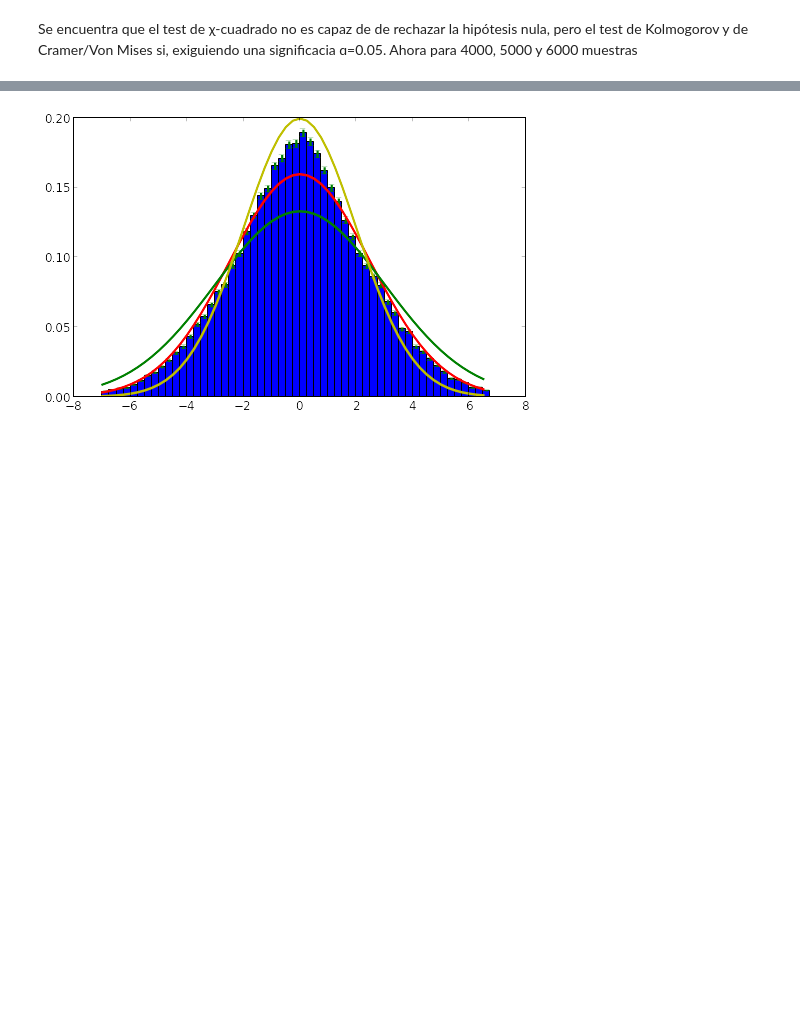
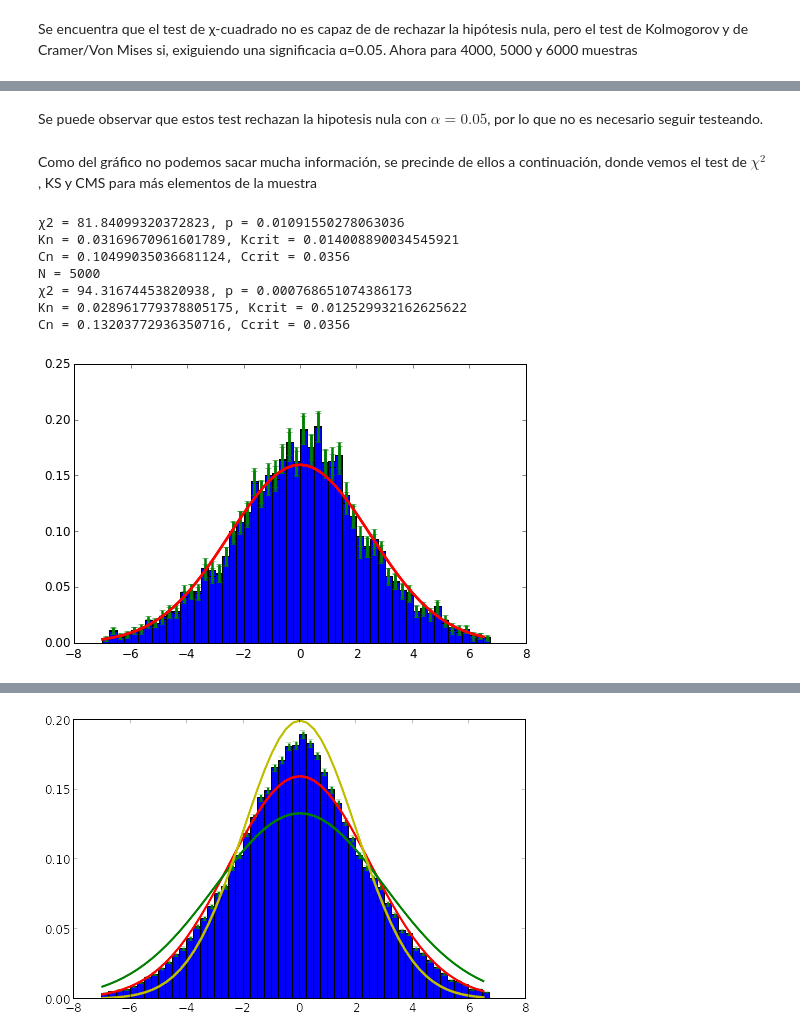
Before and after one commit to sadeus/materiasdf, a Jupyter notebook: incertezas/G9E13.ipynb, the cells around one changed output, grey strips where cells are left out. Cells and saved outputs as stored; diff of their text form; code cells hidden in the pictures; blank space fills up the shorter version.

```diff
--- a/incertezas/G9E13.ipynb
+++ b/incertezas/G9E13.ipynb
@@ -107,0 +175,17 @@ Cn = 0.291093793393, Ccrit = 0.0356
+# %% [markdown]
+Se puede observar que estos test rechazan la hipotesis nula con $\alpha = 0.05$, por lo que no es necesario seguir testeando.
+# %% [markdown]
+Como del gráfico no podemos sacar mucha información, se precinde de ellos a continuación, donde vemos el test de $\chi^2$, KS y CMS para más elementos de la muestra
+# %%
+G9E13_Chi2(N = 4000)
+G9E13_KS(N = 4000)
+G9E13_CMS(N = 4000)
+# %% [output]
+χ2 = 81.84099320372823, p = 0.01091550278063036
+Kn = 0.03169670961601789, Kcrit = 0.014008890034545921
+Cn = 0.10499035036681124, Ccrit = 0.0356
+N = 5000
+χ2 = 94.31674453820938, p = 0.000768651074386173
+Kn = 0.028961779378805175, Kcrit = 0.012529932162625622
+Cn = 0.13203772936350716, Ccrit = 0.0356
+[figure, added]
```
Also changed, not shown: parts of 25 cells of this notebook.
